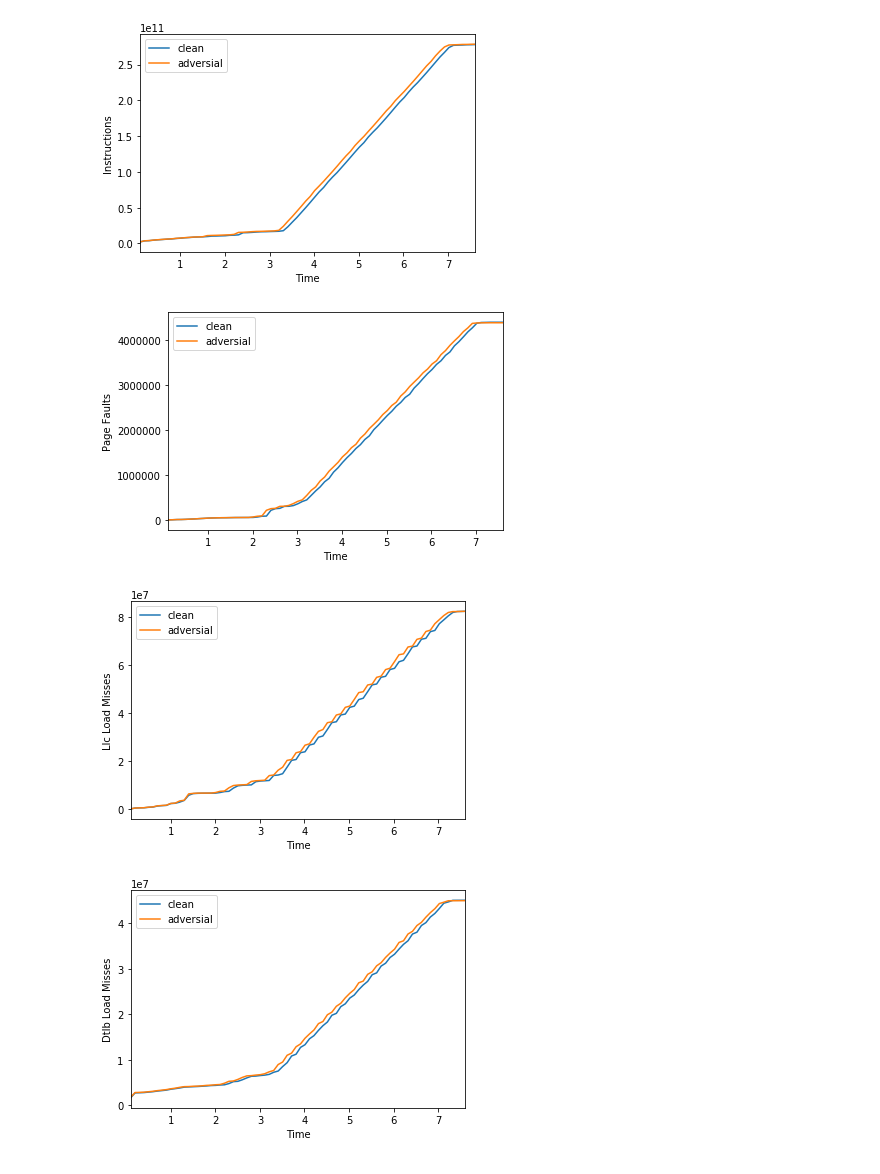
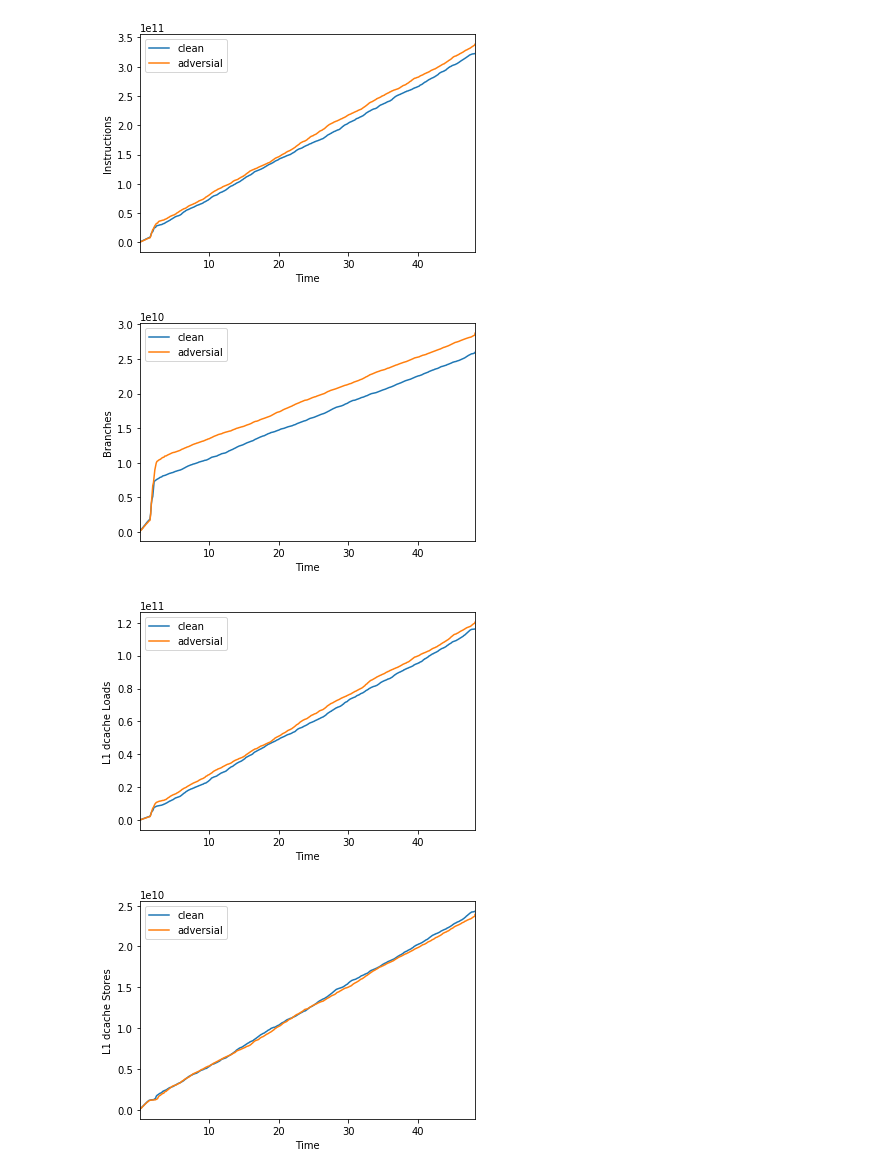
Before and after one commit to Sivateja0804/Detecting-Adversarial-Attacks-on-Artificial-Neural-Networks-Using-Performance-Counters, a Jupyter notebook: Code_Development_Phase_Files/line_graph_for_4_params.ipynb, the cells around one changed output. Saved outputs shown, nothing was run; the diff lists cells and outputs as text; code cells hidden in the pictures.

```diff
--- a/Code_Development_Phase_Files/line_graph_for_4_params.ipynb
+++ b/Code_Development_Phase_Files/line_graph_for_4_params.ipynb
@@ -4,9 +4,8 @@ import matplotlib.pyplot as plt
 import numpy as np
 %matplotlib inline
 # %%
-
-data_1=pd.read_csv(r"C:\Users\sivateja_k\Documents\ieee\adversial_image\output_100ms_1.csv",skiprows =1,header=None)
-data_2=pd.read_csv(r"C:\Users\sivateja_k\Documents\ieee\adversial_image\output_100ms_2.csv",skiprows =1,header=None)
+data_1=pd.read_csv(r"C:\Users\sivateja_k\Documents\ieee\adversial_image\Code_Development_Phase_Files\output_100ms_pred_1.csv",skiprows =1,header=None)
+data_2=pd.read_csv(r"C:\Users\sivateja_k\Documents\ieee\adversial_image\Code_Development_Phase_Files\output_100ms_pred_2.csv",skiprows =1,header=None)
 data_1
 # %% [output]
 |  | 0 | 1 | 2 | 3 | 4 | 5 | 6 | 7 |
@@ -51,8 +50,8 @@ for data in data_li:
         dtlb_load_misses_li=add_param_values(dtlb_load_misses_li,row_1[i])
     for i in range(0,len(time),4):
         time_li.append(time[i])
-    data_dict[j]={"instructions":instructions_li,"page_faults":page_faults_li,
-                    "llc_load_misses":llc_load_misses_li,"dtlb_load_misses":dtlb_load_misses_li, "time":time_li}
+    data_dict[j]={"instructions":instructions_li,"branches":page_faults_li,
+                    "L1_dcache_loads":llc_load_misses_li,"L1_dcache_stores":dtlb_load_misses_li, "time":time_li}
     j+=1
 # %%
 def normalize_list(list1,list2):
@@ -90,15 +70,15 @@ data_dict
 # %%
-params_dict_keys=["instructions","page_faults","llc_load_misses","dtlb_load_misses"]
-params=["Instructions","Page Faults","Llc Load Misses","Dtlb Load Misses"]
+params_dict_keys=["instructions","branches","L1_dcache_loads","L1_dcache_stores"]
+params=["Instructions","Branches","L1 dcache Loads","L1 dcache Stores"]
 for k in range(0,4):
     df = pd.DataFrame({"clean": data_dict[0][params_dict_keys[k]],"adversial": data_dict[1][params_dict_keys[k]],
     }, index=data_dict[0]["time"])
     lines = df.plot.line()
     lines.set_xlabel("Time")
     lines.set_ylabel(params[k])
     lines.ticklabel_format(useOffset=False)
 # %% [output]
-[figure, old version]
+[figure, new version]
-[figure, old version]
+[figure, new version]
-[figure, old version]
+[figure, new version]
-[figure, old version]
+[figure, new version]
```
Also changed, not shown: parts of 8 cells of this notebook.
